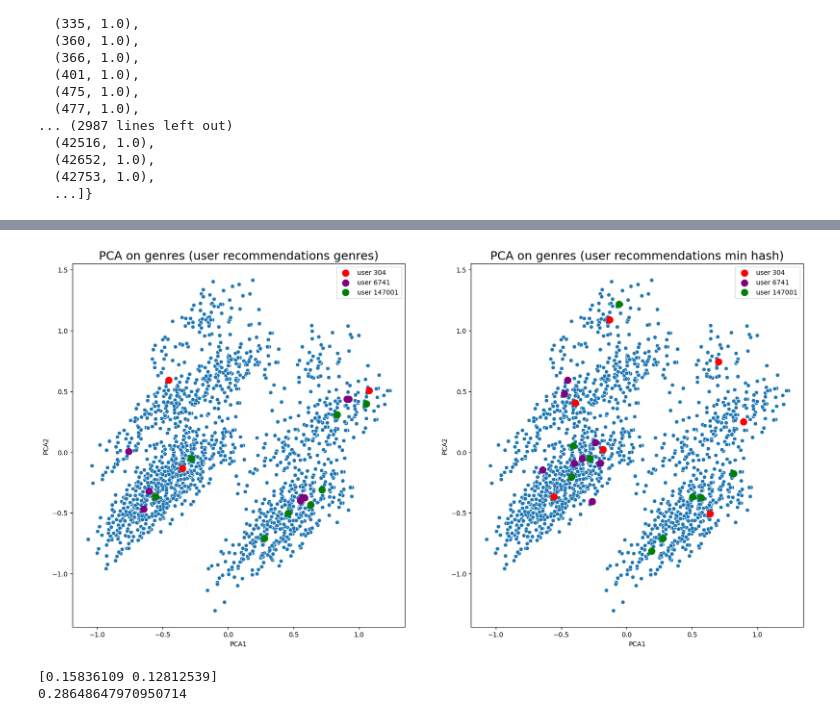
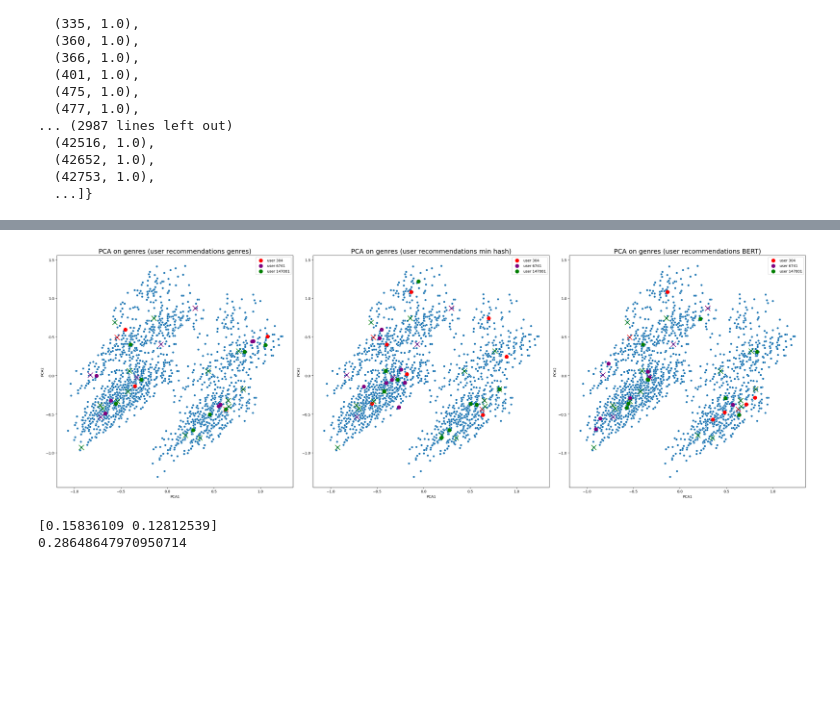
Before and after one commit to radziko/ctds_02807, a Jupyter notebook: src/PCA_plot.ipynb, the cells around one changed output, grey strips where cells are left out. Drawn from its saved outputs; the diff is of its cells as text; code cells hidden in the pictures; blank space fills up the shorter version.

Commit message:
update pca for bert

```diff
--- a/src/PCA_plot.ipynb
+++ b/src/PCA_plot.ipynb
@@ -9,7 +9,7 @@ import random
 random.seed(42)
 # %%
 df_genres = pd.read_csv('../data/df_genres.csv')
-
+df_ratings = pd.read_csv('../data/ratings_with_description.csv')
 genres_list = ['(no genres listed)',
  'Action',
  'Adventure',
@@ -34,6 +34,8 @@ genres_list = ['(no genres listed)',
 # add the red dots for the datapoints in the files: "../data/recommendations/user_recommendations_genres.pkl" and "../data/recommendations/user_recommendations_min_hash.pkl"
 dict_user_recommendations_genres = pd.read_pickle('../data/recommendations/user_recommendations_genres.pkl')
 dict_user_recommendations_min_hash = pd.read_pickle('../data/recommendations/user_recommendations_min_hash.pkl')
+dict_user_recommendations_bert = pd.read_pickle('../data/recommendations/user_recommendations_bert.pkl')
+
 # the data is {userid: [(movieId, score), ...], ...}
 # %%
 dict_user_recommendations_genres
@@ -86,14 +82,22 @@ df
 # %%
-# Randomly sample df_user_recommendations_genres where the value of the similarity is 1
-recommendations_genres_sort = {userid: [(movieid, score) for movieid, score in recommendations if score == 1] for userid, recommendations in dict_user_recommendations_genres.items()}
+# Extend the layout to 1x3
+fig, axes = plt.subplots(1, 3, figsize=(30, 10))  # Increased figure width for 3 subplots
 
-fig, axes = plt.subplots(1, 2, figsize=(20, 10))
-K = 10
+K = 10  # Number of top recommendations to plot
+
+# Function to add movies rated 5.0 by users as X's without adding to legend
+def add_rated_movies(ax, df_ratings, user_id, color):
+    rated_movies = df_ratings[(df_ratings['userId'] == user_id) & (df_ratings['rating'] == 5.0)]
+    for _, row in rated_movies.iterrows():
+        try:
+            x = df[df['movieId'] == row['movieId']]['pca1'].values[0]
+            y = df[df['movieId'] == row['movieId']]['pca2'].values[0]
+            ax.scatter(x, y, color=color, s=200, marker='x')  # Do not add label here
+        except:
+            print(f"movieid {row['movieId']} not found for user {user_id}")
+
 # Plot for df_user_recommendations_genres
-# set title size
-
 sns.scatterplot(data=df, x='pca1', y='pca2', ax=axes[0])
-# title size
 axes[0].set_title('PCA on genres (user recommendations genres)', fontsize=18)
 axes[0].set_xlabel('PCA1')
 axes[0].set_ylabel('PCA2')
@@ -102,7 +106,7 @@ colors = ['red', 'purple', 'green']
 for i, (userid, recommendations_) in enumerate(recommendations_genres_sort.items()):
     legend_added = False
     random.seed(42)
-    recommendations = random.sample(recommendations_, 1000)
+    recommendations = random.sample(recommendations_, min(len(recommendations_), 1000))
     count_dots = 0
     for movieid, score in recommendations:
         if count_dots >= K:
@@ -116,10 +120,11 @@ for i, (userid, recommendations_) in enumerate(recommendations_genres_sort.items
                 legend_added = True
             else:
                 axes[0].scatter(x, y, color=colors[i], s=100)
-            #axes[0].text(x, y, title, fontsize=11, color=colors[i], weight='bold')
             count_dots += 1
         except:
             print(f"movieid {movieid} not found")
+    # Add rated 5.0 movies
+    add_rated_movies(axes[0], df_ratings, userid, colors[i])
 
 axes[0].legend()
 
@@ -141,14 +146,41 @@ for i, (userid, recommendations) in enumerate(dict_user_recommendations_min_hash
                 legend_added = True
             else:
                 axes[1].scatter(x, y, color=colors[i], s=100)
-
-            # use color to differentiate the users and make bold
-            #axes[1].text(x, y, title, fontsize=11, color=colors[i], weight='bold')
         except:
             print(f"movieid {movieid} not found")
+    # Add rated 5.0 movies
+    add_rated_movies(axes[1], df_ratings, userid, colors[i])
 
 axes[1].legend()
 
+# Plot for df_user_recommendations_bert
+sns.scatterplot(data=df, x='pca1', y='pca2', ax=axes[2])
+axes[2].set_title('PCA on genres (user recommendations BERT)', fontsize=18)
+axes[2].set_xlabel('PCA1')
+axes[2].set_ylabel('PCA2')
+
+for i, (userid, recommendations) in enumerate(dict_user_recommendations_bert.items()):
+    legend_added = False
+    for movieid, score in recommendations[:K]:
+        try:
+            x = df[df['movieId'] == movieid]['pca1'].values[0]
+            y = df[df['movieId'] == movieid]['pca2'].values[0]
+            title = df[df['movieId'] == movieid]['title'].values[0]
+            if not legend_added:
+                axes[2].scatter(x, y, color=colors[i], s=100, label=f'user {userid}')
+                legend_added = True
+            else:
+                axes[2].scatter(x, y, color=colors[i], s=100)
+        except:
+            print(f"movieid {movieid} not found")
+    # Add rated 5.0 movies
+    add_rated_movies(axes[2], df_ratings, userid, colors[i])
+
+axes[2].legend()
+
+# Show the plots
+plt.tight_layout()
+plt.savefig('../figs/pca_genres.png')
 plt.show()
 # %% [output]
 movieid 11529 not found
@@ -171,4 +203,4 @@ movieid 19880 not found
-[figure, old version]
+[figure, new version]
 # %%
 # print explained variance
 print(pca.explained_variance_ratio_)
```
Also changed, not shown: parts of 5 cells of this notebook, 4 other files.
